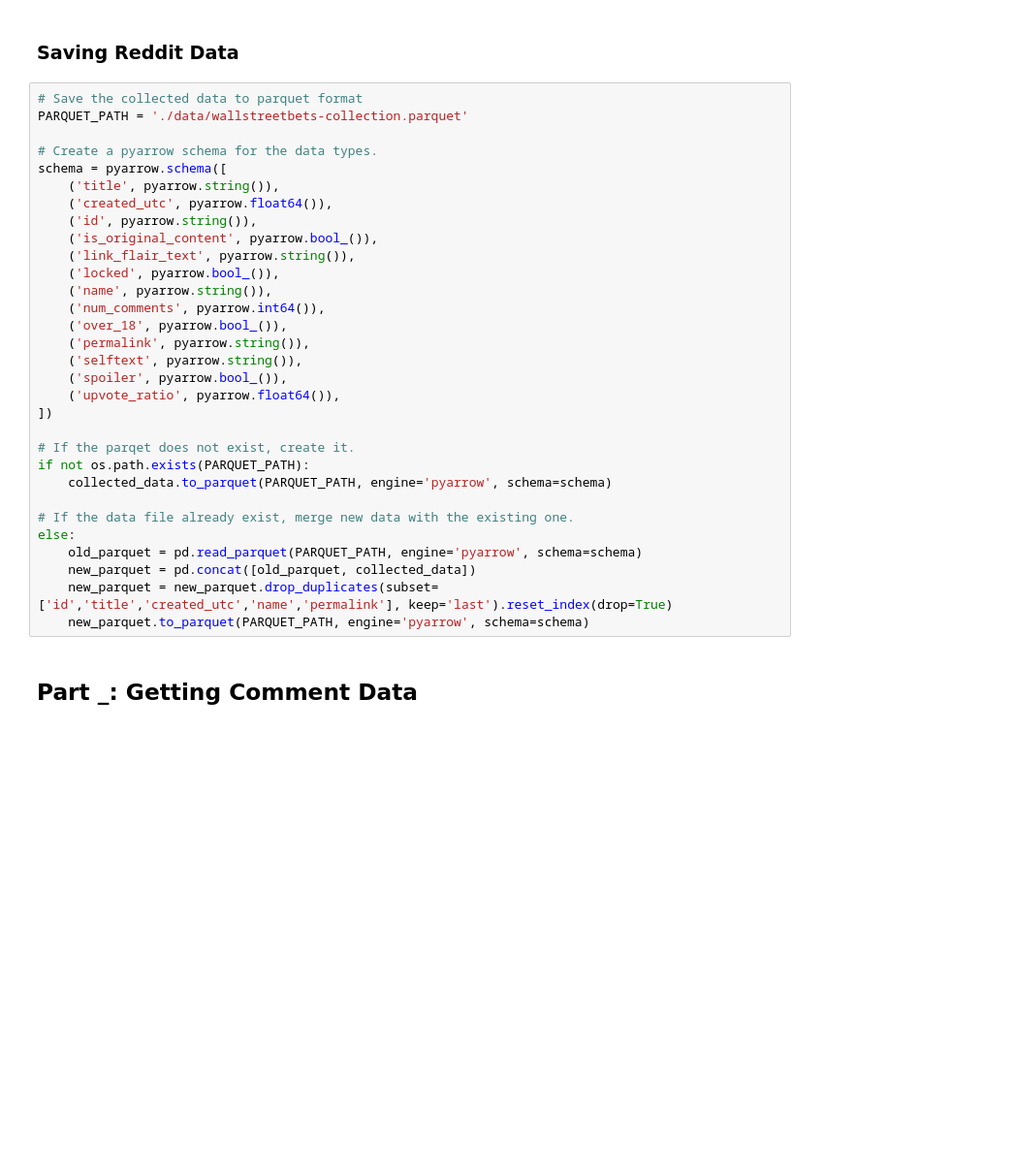
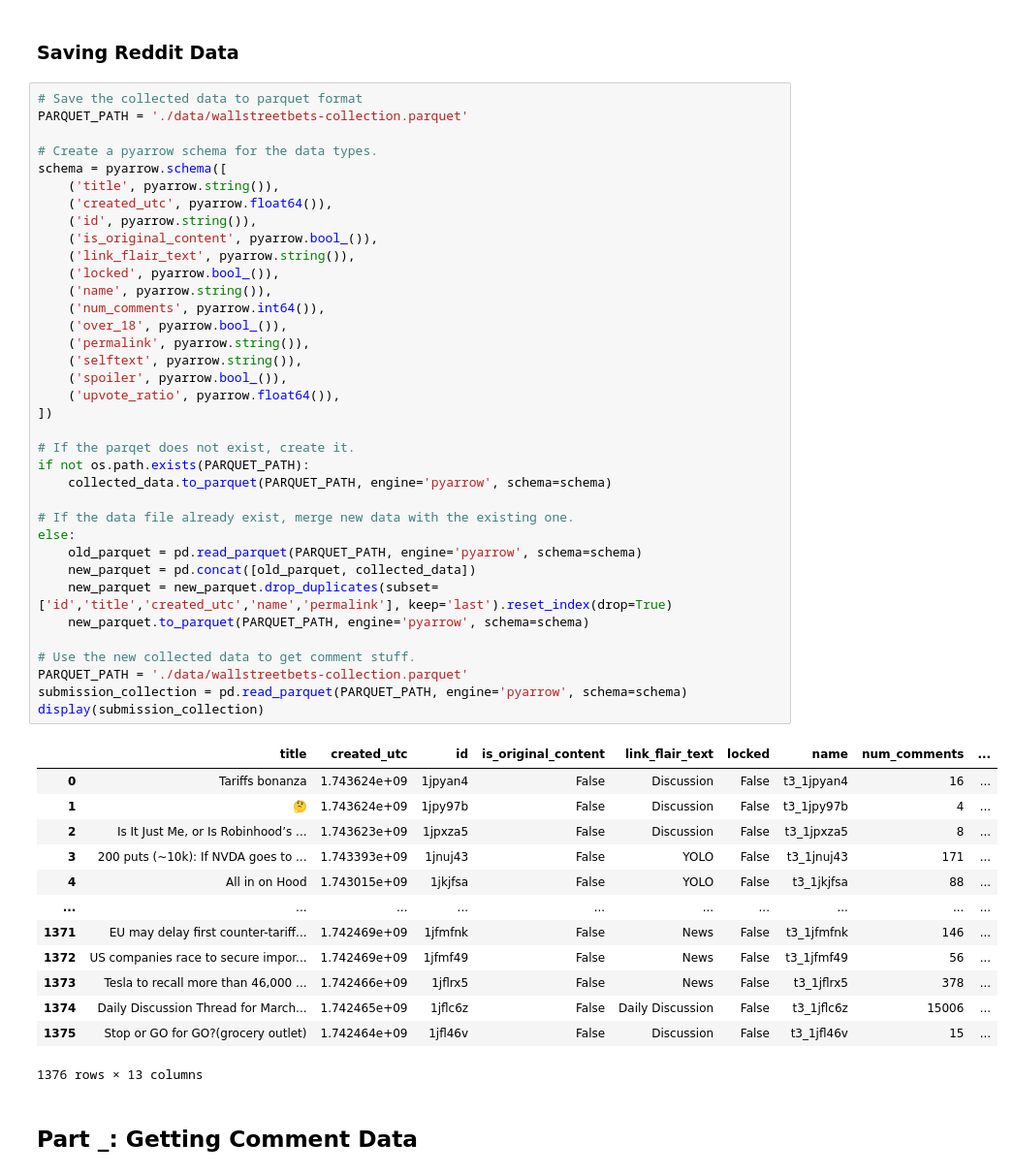
Before and after one commit to ColeJMitchell/machine-learning-stock-prediction, a Jupyter notebook: gregoryb.ipynb, the cells around one changed output. Shown at 97% size. Saved outputs shown, nothing was run; the diff lists cells and outputs as text; blank space fills up the shorter version.

```diff
--- a/gregoryb.ipynb
+++ b/gregoryb.ipynb
@@ -158,32 +158,51 @@ display(collected_data)
 # Save the collected data to parquet format
 PARQUET_PATH = './data/wallstreetbets-collection.parquet'
 
 # Create a pyarrow schema for the data types.
 schema = pyarrow.schema([
     ('title', pyarrow.string()),
     ('created_utc', pyarrow.float64()),
     ('id', pyarrow.string()),
     ('is_original_content', pyarrow.bool_()),
     ('link_flair_text', pyarrow.string()),
     ('locked', pyarrow.bool_()),
     ('name', pyarrow.string()),
     ('num_comments', pyarrow.int64()),
     ('over_18', pyarrow.bool_()),
     ('permalink', pyarrow.string()),
     ('selftext', pyarrow.string()),
     ('spoiler', pyarrow.bool_()),
     ('upvote_ratio', pyarrow.float64()),
 ])
 
 # If the parqet does not exist, create it.
 if not os.path.exists(PARQUET_PATH):
     collected_data.to_parquet(PARQUET_PATH, engine='pyarrow', schema=schema)
 
 # If the data file already exist, merge new data with the existing one.
 else:
     old_parquet = pd.read_parquet(PARQUET_PATH, engine='pyarrow', schema=schema)
     new_parquet = pd.concat([old_parquet, collected_data])
     new_parquet = new_parquet.drop_duplicates(subset=['id','title','created_utc','name','permalink'], keep='last').reset_index(drop=True)
     new_parquet.to_parquet(PARQUET_PATH, engine='pyarrow', schema=schema)
+
+# Use the new collected data to get comment stuff.
+PARQUET_PATH = './data/wallstreetbets-collection.parquet'
+submission_collection = pd.read_parquet(PARQUET_PATH, engine='pyarrow', schema=schema)
+display(submission_collection)
+# %% [output]
+|  | title | created_utc | id | is_original_content | link_flair_text | locked | name | num_comments | ... |
+| 0 | Tariffs bonanza | 1.743624e+09 | 1jpyan4 | False | Discussion | False | t3_1jpyan4 | 16 | ... |
+| 1 | 🤔 | 1.743624e+09 | 1jpy97b | False | Discussion | False | t3_1jpy97b | 4 | ... |
+| 2 | Is It Just Me, or Is Robinhood’s ... | 1.743623e+09 | 1jpxza5 | False | Discussion | False | t3_1jpxza5 | 8 | ... |
+| 3 | 200 puts (~10k): If NVDA goes to ... | 1.743393e+09 | 1jnuj43 | False | YOLO | False | t3_1jnuj43 | 171 | ... |
+| 4 | All in on Hood | 1.743015e+09 | 1jkjfsa | False | YOLO | False | t3_1jkjfsa | 88 | ... |
+| ... | ... | ... | ... | ... | ... | ... | ... | ... | ... |
+| 1371 | EU may delay first counter-tariff... | 1.742469e+09 | 1jfmfnk | False | News | False | t3_1jfmfnk | 146 | ... |
+| 1372 | US companies race to secure impor... | 1.742469e+09 | 1jfmf49 | False | News | False | t3_1jfmf49 | 56 | ... |
+| 1373 | Tesla to recall more than 46,000 ... | 1.742466e+09 | 1jflrx5 | False | News | False | t3_1jflrx5 | 378 | ... |
+| 1374 | Daily Discussion Thread for March... | 1.742465e+09 | 1jflc6z | False | Daily Discussion | False | t3_1jflc6z | 15006 | ... |
+| 1375 | Stop or GO for GO?(grocery outlet) | 1.742464e+09 | 1jfl46v | False | Discussion | False | t3_1jfl46v | 15 | ... |
+1376 rows × 13 columns
 # %% [markdown]
 ## Part _: Getting Comment Data
```
Also changed, not shown: parts of 12 cells of this notebook, 3 other files.
